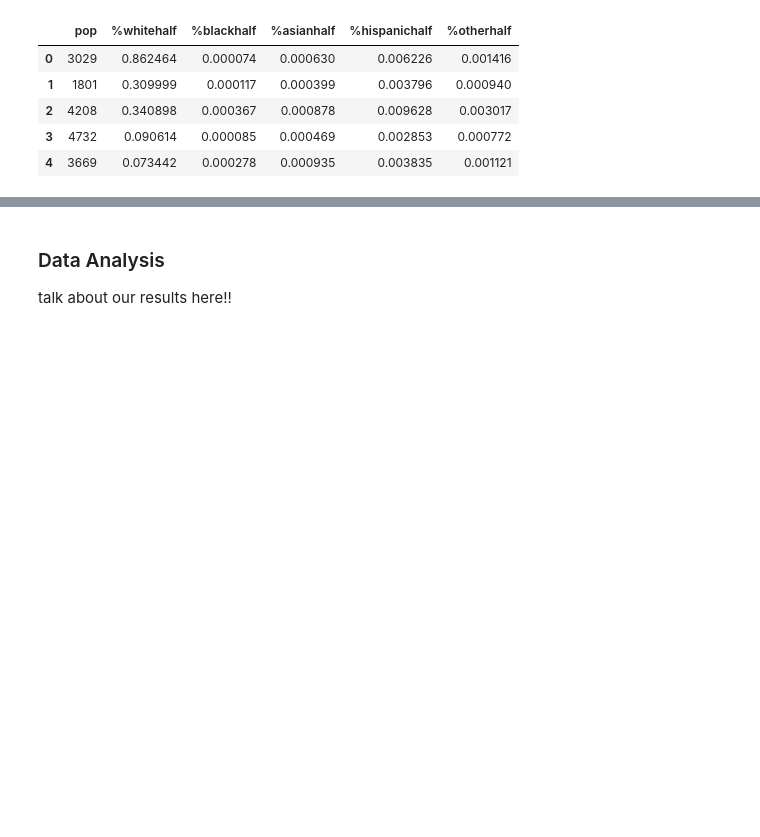
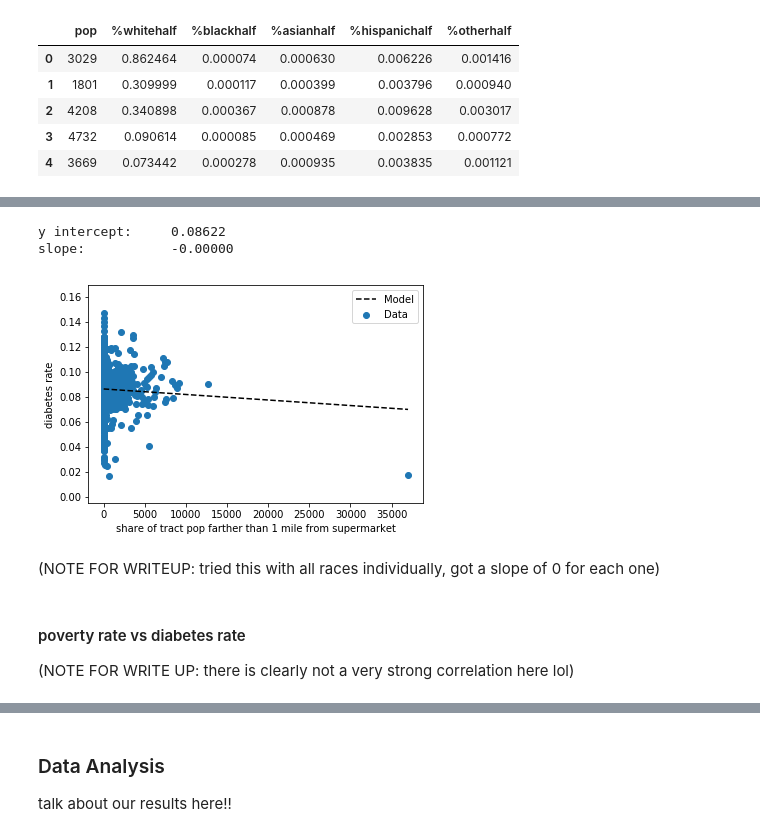
Before and after one commit to aliaawni/COGS108FinalProject, a Jupyter notebook: FinalProject.ipynb, the cells around one changed output, grey strips where cells are left out. Saved outputs shown, nothing was run; the diff lists cells and outputs as text; code cells hidden in the pictures; blank space fills up the shorter version.

```diff
--- a/FinalProject.ipynb
+++ b/FinalProject.ipynb
@@ -355,0 +385,13 @@ slope:           -0.00000
+# %%
+create_scatter_plus_bestfit('pop1', 'total_diabetes',
+                            'share of tract pop farther than 1 mile from supermarket',
+                            'diabetes rate')
+# %% [output]
+y intercept:     0.08622
+slope:           -0.00000
+[figure, added]
+# %% [markdown]
+(NOTE FOR WRITEUP: tried this with all races individually, got a slope of 0 for each one)
+# %% [markdown]
+#### poverty rate vs diabetes rate ####
+(NOTE FOR WRITE UP: there is clearly not a very strong correlation here lol)
```
Also changed, not shown: parts of 28 cells of this notebook.
